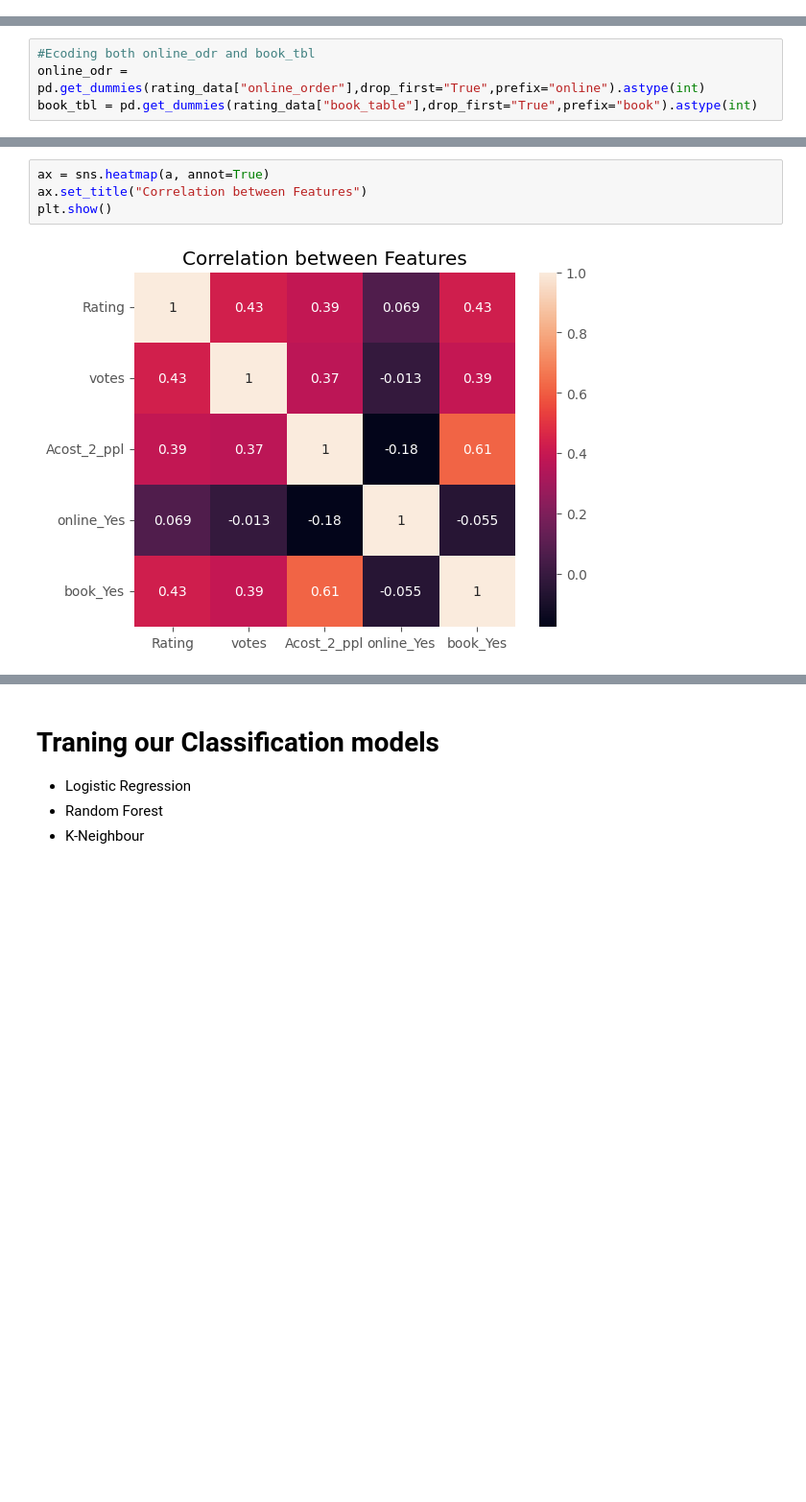
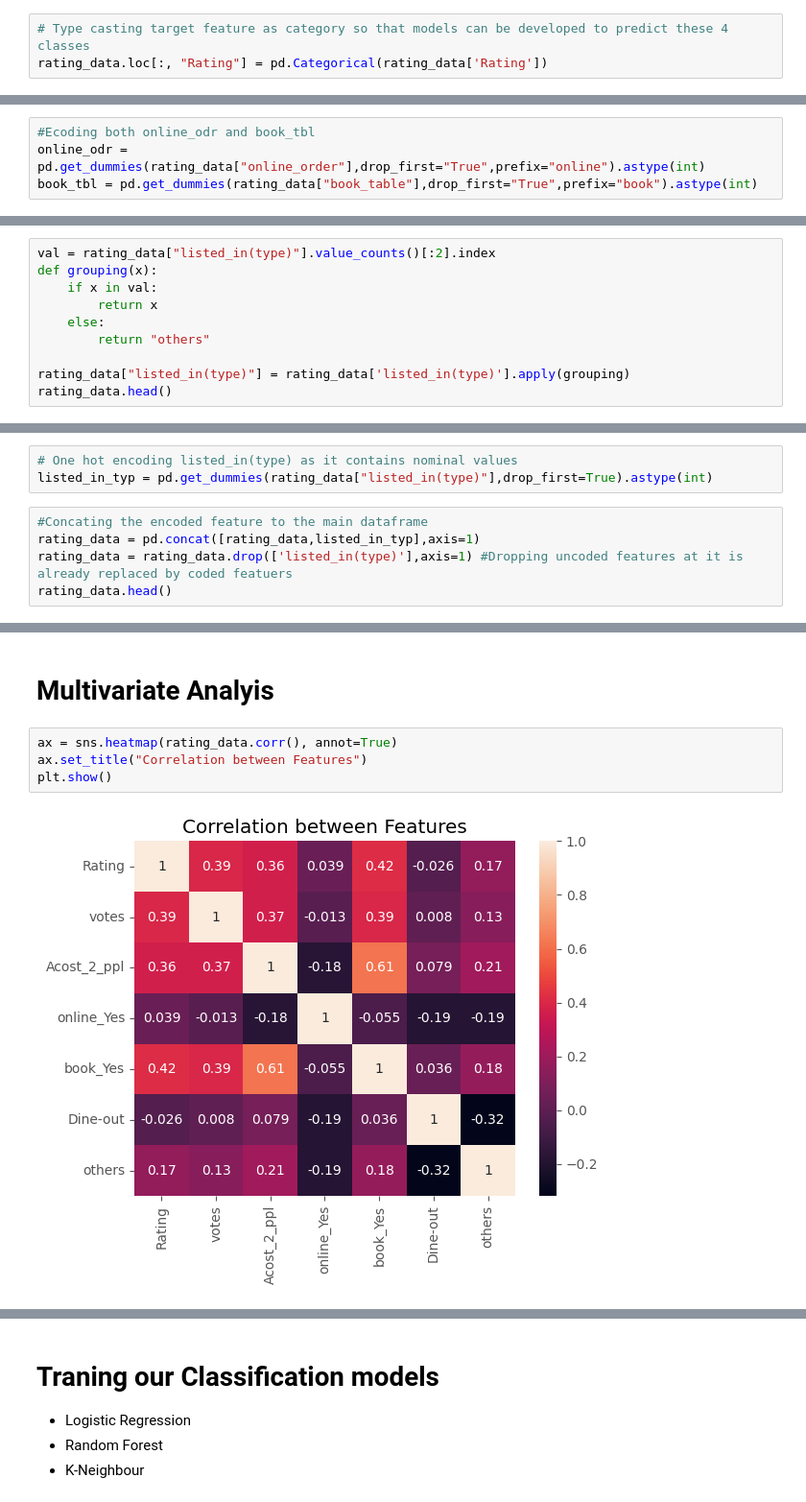
Before and after one commit to octavaridum/Zomato_Rating_Prediction, a Jupyter notebook: zomato.ipynb, the cells around one changed output, grey strips where cells are left out. Shown at 96% size. Saved outputs shown, nothing was run; the diff lists cells and outputs as text; blank space fills up the shorter version.

Commit message:
Model updated

```diff
--- a/zomato.ipynb
+++ b/zomato.ipynb
@@ -117,0 +147,3 @@ memory usage: 2.0+ MB
+# %%
+# Type casting target feature as category so that models can be developed to predict these 4 classes
+rating_data.loc[:, "Rating"] = pd.Categorical(rating_data['Rating'])
@@ -196,0 +250,10 @@ a = clean_rating.corr()
+# %%
+val = rating_data["listed_in(type)"].value_counts()[:2].index
+def grouping(x):
+    if x in val:
+        return x
+    else:
+        return "others"
+
+rating_data["listed_in(type)"] = rating_data['listed_in(type)'].apply(grouping)
+rating_data.head()
@@ -196,0 +289,8 @@ a = clean_rating.corr()
+# %%
+# One hot encoding listed_in(type) as it contains nominal values
+listed_in_typ = pd.get_dummies(rating_data["listed_in(type)"],drop_first=True).astype(int)
+# %%
+#Concating the encoded feature to the main dataframe
+rating_data = pd.concat([rating_data,listed_in_typ],axis=1)
+rating_data = rating_data.drop(['listed_in(type)'],axis=1) #Dropping uncoded features at it is already replaced by coded featuers
+rating_data.head()
@@ -197,6 +338,8 @@ a = clean_rating.corr()
+# %% [markdown]
+# Multivariate Analyis
 # %%
-ax = sns.heatmap(a, annot=True)
+ax = sns.heatmap(rating_data.corr(), annot=True)
 ax.set_title("Correlation between Features")
 plt.show()
 # %% [output]
-[figure, old version]
+[figure, new version]
```
Also changed, not shown: parts of 89 cells of this notebook.
